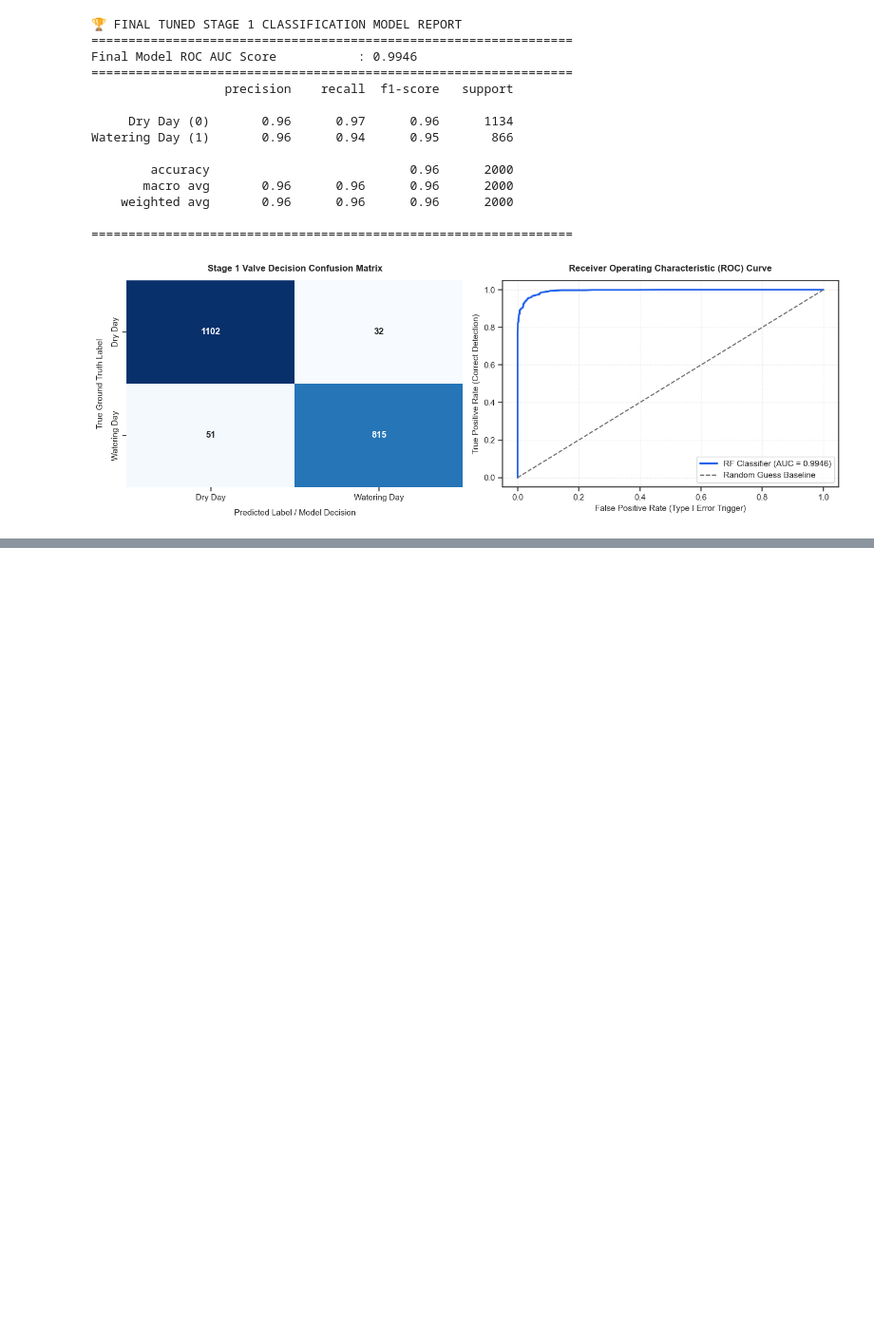
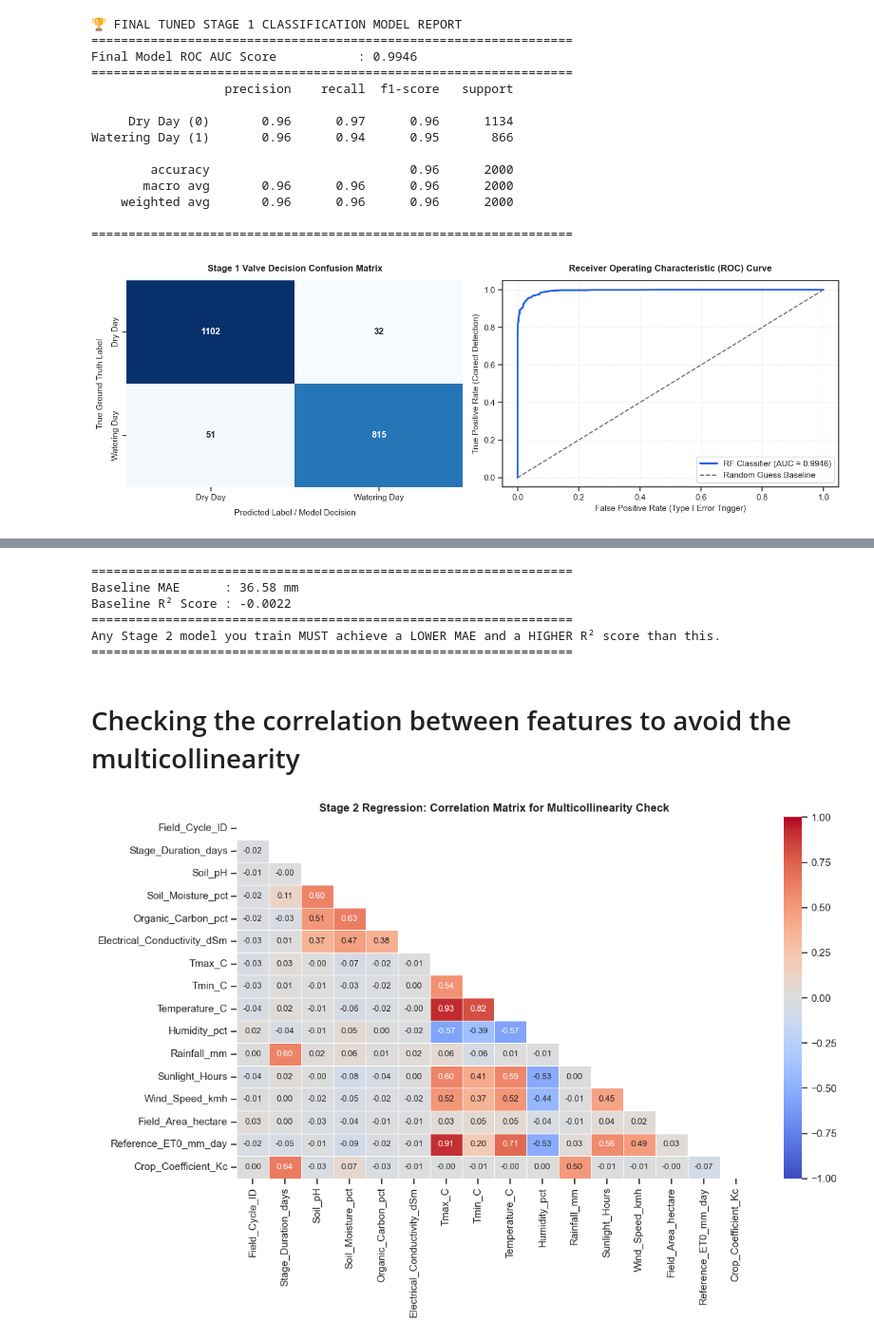
Before and after one commit to ShabeebMhd/Irrigation-water-requirement-prediction, a Jupyter notebook: Preprocessing/Final_Corrected_Irrigation water requirement prediction.ipynb, the cells around one changed output, grey strips where cells are left out. Shown at 95% size. Saved outputs shown, nothing was run; the diff lists cells and outputs as text; code cells hidden in the pictures; blank space fills up the shorter version.

```diff
--- a/Preprocessing/Final_Corrected_Irrigation water requirement prediction.ipynb
+++ b/Preprocessing/Final_Corrected_Irrigation water requirement prediction.ipynb
@@ -1136,0 +1202,75 @@ Watering Day (1)       0.96      0.94      0.95       866
+# %%
+from sklearn.dummy import DummyRegressor
+from sklearn.metrics import mean_absolute_error, r2_score
+
+# 1. Initialize the baseline regressor (always predicts the mean of active watering days)
+dummy_reg = DummyRegressor(strategy='mean')
+
+# FIX: Fit strictly on the positive-only training rows
+dummy_reg.fit(X_train_reg_scaled, y_train_reg)
+
+# 2. Predict on the isolated regression test set
+y_dummy_pred = dummy_reg.predict(X_test_reg_scaled)
+
+# 3. Evaluate the benchmark against the positive test ground-truth (y_test_reg)
+print("="*65)
+print(f"Baseline MAE      : {mean_absolute_error(y_test_reg, y_dummy_pred):.2f} mm")
+print(f"Baseline R² Score : {r2_score(y_test_reg, y_dummy_pred):.4f}")
+print("="*65)
+print("Any Stage 2 model you train MUST achieve a LOWER MAE and a HIGHER R² score than this.")
+print("="*65)
+# %% [output]
+=================================================================
+Baseline MAE      : 36.58 mm
+Baseline R² Score : -0.0022
+=================================================================
+Any Stage 2 model you train MUST achieve a LOWER MAE and a HIGHER R² score than this.
+=================================================================
+# %% [markdown]
+# Checking the correlation between features to avoid the multicollinearity
+# %%
+import numpy as np
+import pandas as pd
+import matplotlib.pyplot as plt
+import seaborn as sns
+from statsmodels.stats.outliers_influence import variance_inflation_factor
+
+# 1. FIX: Intersect your quantitative feature list with active Stage 2 columns
+# This protects against KeyError if features were dropped or altered upstream
+quan_existing = [col for col in quan if col in X_train_reg_scaled.columns]
+X_train_numerical_reg = X_train_reg_scaled[quan_existing]
+
+# ==========================================
+# 2. METHOD A: VISUAL CORRELATION HEATMAP
+# ==========================================
+plt.figure(figsize=(12, 8))
+corr_matrix = X_train_numerical_reg.corr()
+
+# Create a mask to hide the upper triangle to remove visual clutter
+mask = np.triu(np.ones_like(corr_matrix, dtype=bool))
+
+sns.heatmap(corr_matrix, mask=mask, cmap='coolwarm', vmin=-1, vmax=1,
+            annot=True, fmt='.2f', linewidths=0.5, annot_kws={'size': 9})
+plt.title('Stage 2 Regression: Correlation Matrix for Multicollinearity Check', fontsize=12, fontweight='bold')
+plt.tight_layout()
+plt.show()
+
+# ==========================================
+# 3. METHOD B: STATISTICAL VARIANCE INFLATION FACTOR (VIF)
+# ==========================================
+vif_data_reg = pd.DataFrame()
+vif_data_reg["Feature"] = X_train_numerical_reg.columns
+
+# Calculate VIF score safely for each active numerical feature in the regression space
+vif_data_reg["VIF"] = [
+    variance_inflation_factor(X_train_numerical_reg.values, i)
+    for i in range(X_train_numerical_reg.shape[1])
+]
+
+# Sort features by VIF score in descending order
+vif_data_reg = vif_data_reg.sort_values(by="VIF", ascending=False).reset_index(drop=True)
+
+print("\n--- Stage 2 Variance Inflation Factor (VIF) Scores ---")
+print(vif_data_reg)
+# %% [output]
+[figure, added]
```
Also changed, not shown: parts of 40 cells of this notebook.
